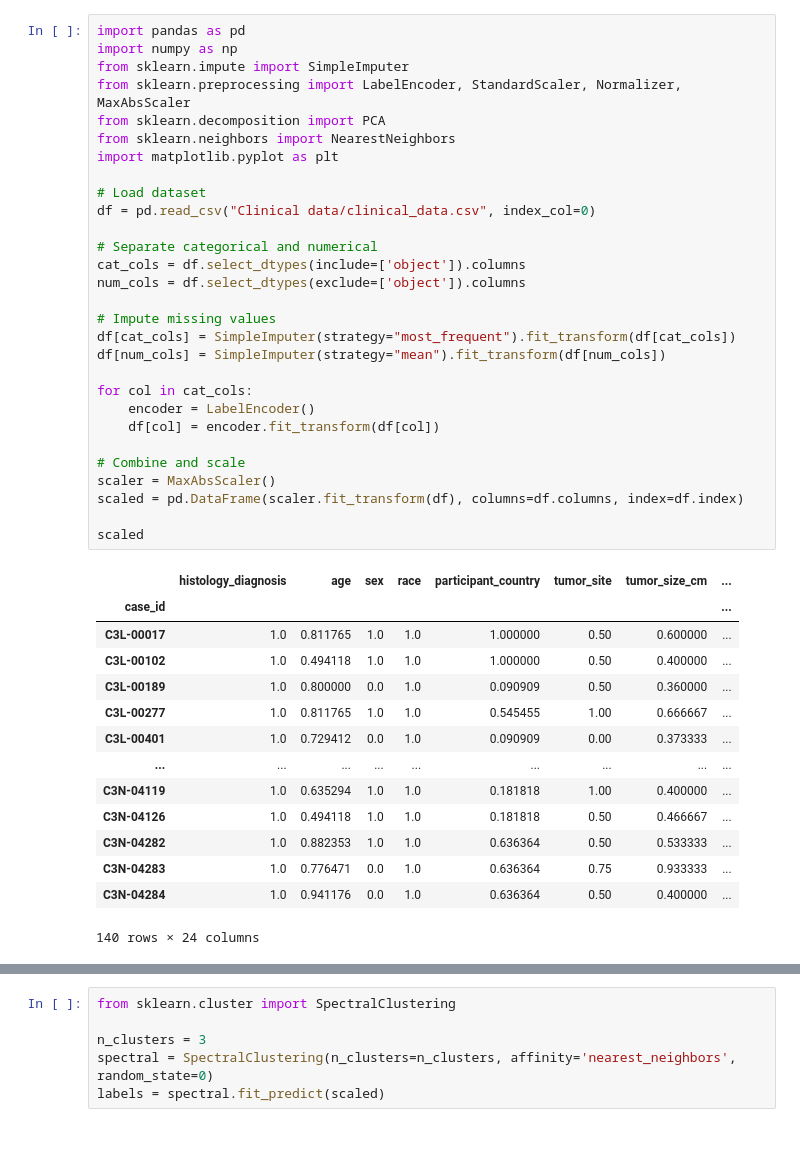
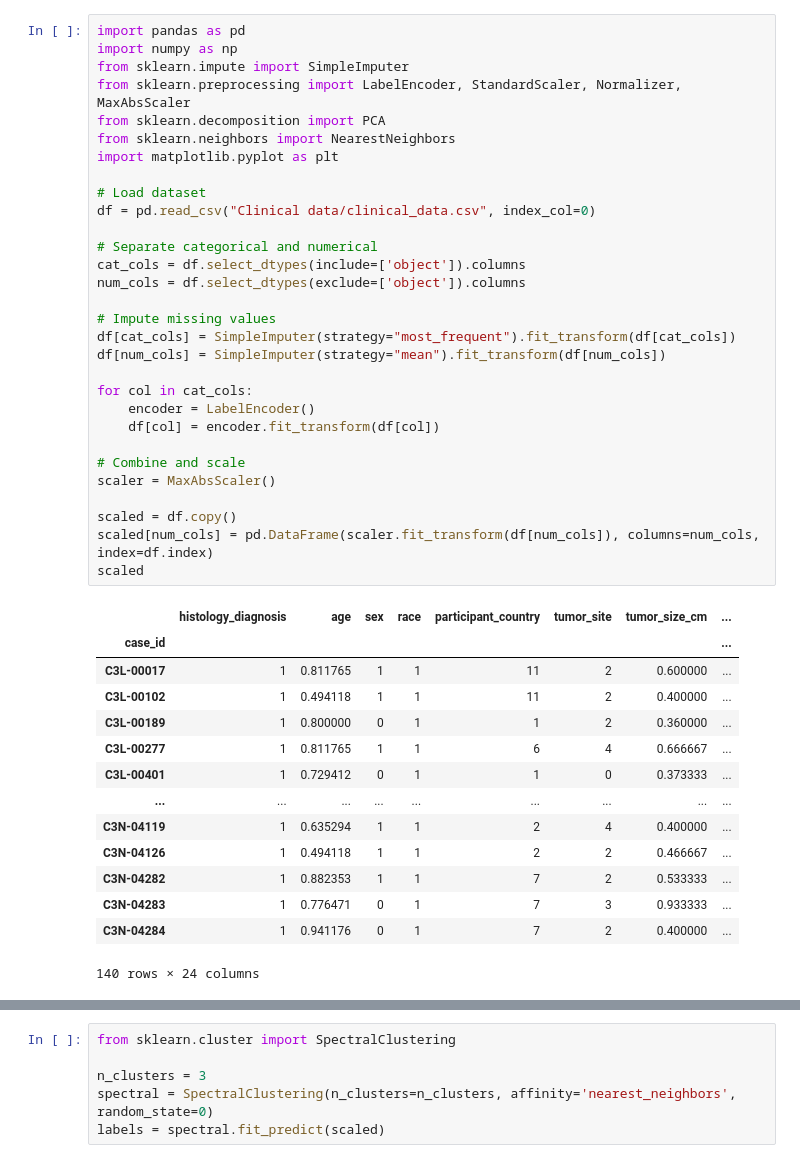
Before and after one commit to PietroMondini/SV-2nd-assignment, a Jupyter notebook: Clustering.ipynb, the cells around one changed output, grey strips where cells are left out. Cells and saved outputs as stored; diff of their text form.

```diff
--- a/Clustering.ipynb
+++ b/Clustering.ipynb
@@ -2,45 +2,46 @@
 import pandas as pd
 import numpy as np
 from sklearn.impute import SimpleImputer
 from sklearn.preprocessing import LabelEncoder, StandardScaler, Normalizer, MaxAbsScaler
 from sklearn.decomposition import PCA
 from sklearn.neighbors import NearestNeighbors
 import matplotlib.pyplot as plt
 
 # Load dataset
 df = pd.read_csv("Clinical data/clinical_data.csv", index_col=0)
 
 # Separate categorical and numerical
 cat_cols = df.select_dtypes(include=['object']).columns
 num_cols = df.select_dtypes(exclude=['object']).columns
 
 # Impute missing values
 df[cat_cols] = SimpleImputer(strategy="most_frequent").fit_transform(df[cat_cols])
 df[num_cols] = SimpleImputer(strategy="mean").fit_transform(df[num_cols])
 
 for col in cat_cols:
     encoder = LabelEncoder()
     df[col] = encoder.fit_transform(df[col])
 
 # Combine and scale
 scaler = MaxAbsScaler()
-scaled = pd.DataFrame(scaler.fit_transform(df), columns=df.columns, index=df.index)
 
+scaled = df.copy()
+scaled[num_cols] = pd.DataFrame(scaler.fit_transform(df[num_cols]), columns=num_cols, index=df.index)
 scaled
 # %% [output]
 |  | histology_diagnosis | age | sex | race | participant_country | tumor_site | tumor_size_cm | ... |
 | case_id |  |  |  |  |  |  |  | ... |
-| C3L-00017 | 1.0 | 0.811765 | 1.0 | 1.0 | 1.000000 | 0.50 | 0.600000 | ... |
-| C3L-00102 | 1.0 | 0.494118 | 1.0 | 1.0 | 1.000000 | 0.50 | 0.400000 | ... |
-| C3L-00189 | 1.0 | 0.800000 | 0.0 | 1.0 | 0.090909 | 0.50 | 0.360000 | ... |
-| C3L-00277 | 1.0 | 0.811765 | 1.0 | 1.0 | 0.545455 | 1.00 | 0.666667 | ... |
-| C3L-00401 | 1.0 | 0.729412 | 0.0 | 1.0 | 0.090909 | 0.00 | 0.373333 | ... |
+| C3L-00017 | 1 | 0.811765 | 1 | 1 | 11 | 2 | 0.600000 | ... |
+| C3L-00102 | 1 | 0.494118 | 1 | 1 | 11 | 2 | 0.400000 | ... |
+| C3L-00189 | 1 | 0.800000 | 0 | 1 | 1 | 2 | 0.360000 | ... |
+| C3L-00277 | 1 | 0.811765 | 1 | 1 | 6 | 4 | 0.666667 | ... |
+| C3L-00401 | 1 | 0.729412 | 0 | 1 | 1 | 0 | 0.373333 | ... |
 | ... | ... | ... | ... | ... | ... | ... | ... | ... |
-| C3N-04119 | 1.0 | 0.635294 | 1.0 | 1.0 | 0.181818 | 1.00 | 0.400000 | ... |
-| C3N-04126 | 1.0 | 0.494118 | 1.0 | 1.0 | 0.181818 | 0.50 | 0.466667 | ... |
-| C3N-04282 | 1.0 | 0.882353 | 1.0 | 1.0 | 0.636364 | 0.50 | 0.533333 | ... |
-| C3N-04283 | 1.0 | 0.776471 | 0.0 | 1.0 | 0.636364 | 0.75 | 0.933333 | ... |
-| C3N-04284 | 1.0 | 0.941176 | 0.0 | 1.0 | 0.636364 | 0.50 | 0.400000 | ... |
+| C3N-04119 | 1 | 0.635294 | 1 | 1 | 2 | 4 | 0.400000 | ... |
+| C3N-04126 | 1 | 0.494118 | 1 | 1 | 2 | 2 | 0.466667 | ... |
+| C3N-04282 | 1 | 0.882353 | 1 | 1 | 7 | 2 | 0.533333 | ... |
+| C3N-04283 | 1 | 0.776471 | 0 | 1 | 7 | 3 | 0.933333 | ... |
+| C3N-04284 | 1 | 0.941176 | 0 | 1 | 7 | 2 | 0.400000 | ... |
 140 rows × 24 columns
 # %%
 from sklearn.metrics import silhouette_score
```
Also changed, not shown: parts of 4 cells of this notebook, 6 other files.
